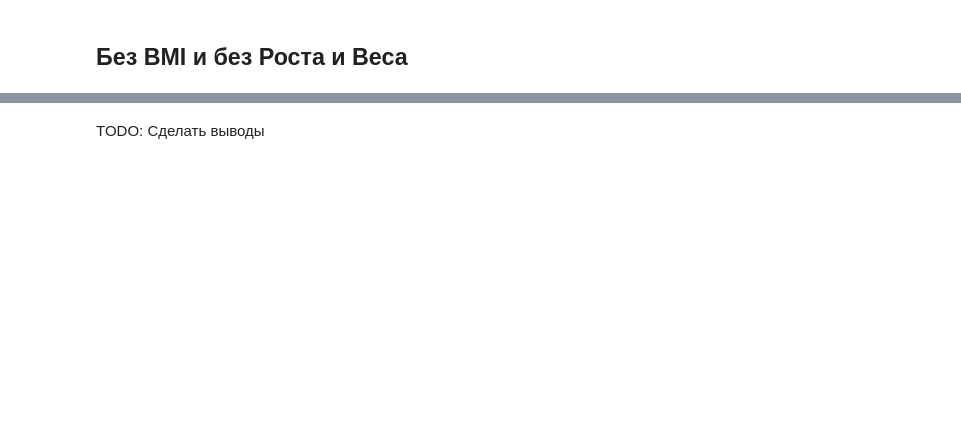
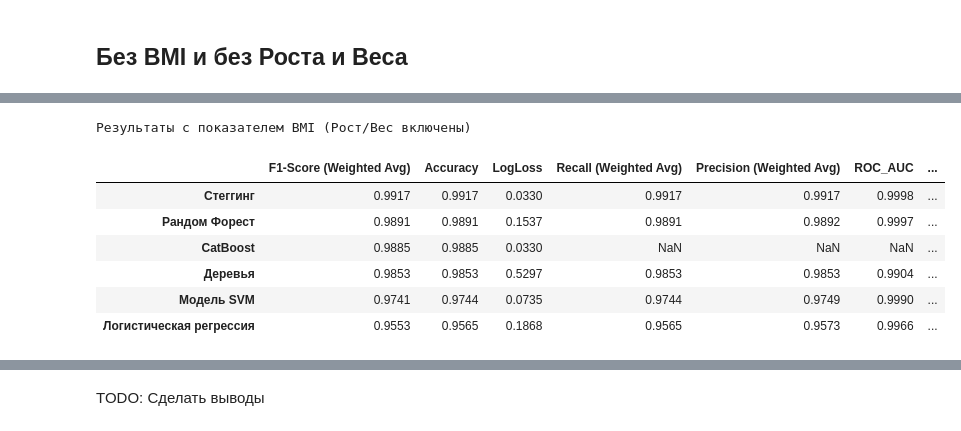
Before and after one commit to AlexTilta/Multiclass_prediction_of_obesity_risk, a Jupyter notebook: 02_ML.ipynb, the cells around one changed output, grey strips where cells are left out. Cells and saved outputs as stored; diff of their text form; code cells hidden in the pictures; blank space fills up the shorter version.

```diff
--- a/02_ML.ipynb
+++ b/02_ML.ipynb
@@ -860,0 +965,12 @@ display_formatted_table(result_no_anthro)
+# %%
+print("Результаты c показателем BMI (Рост/Вес включены)")
+display_formatted_table(result_bmi)
+# %% [output]
+Результаты c показателем BMI (Рост/Вес включены)
+|  | F1-Score (Weighted Avg) | Accuracy | LogLoss | Recall (Weighted Avg) | Precision (Weighted Avg) | ROC_AUC | ... |
+| Стеггинг | 0.9917 | 0.9917 | 0.0330 | 0.9917 | 0.9917 | 0.9998 | ... |
+| Рандом Форест | 0.9891 | 0.9891 | 0.1537 | 0.9891 | 0.9892 | 0.9997 | ... |
+| CatBoost | 0.9885 | 0.9885 | 0.0330 | NaN | NaN | NaN | ... |
+| Деревья | 0.9853 | 0.9853 | 0.5297 | 0.9853 | 0.9853 | 0.9904 | ... |
+| Модель SVM | 0.9741 | 0.9744 | 0.0735 | 0.9744 | 0.9749 | 0.9990 | ... |
+| Логистическая регрессия | 0.9553 | 0.9565 | 0.1868 | 0.9565 | 0.9573 | 0.9966 | ... |
```
Also changed, not shown: parts of 61 cells of this notebook.
